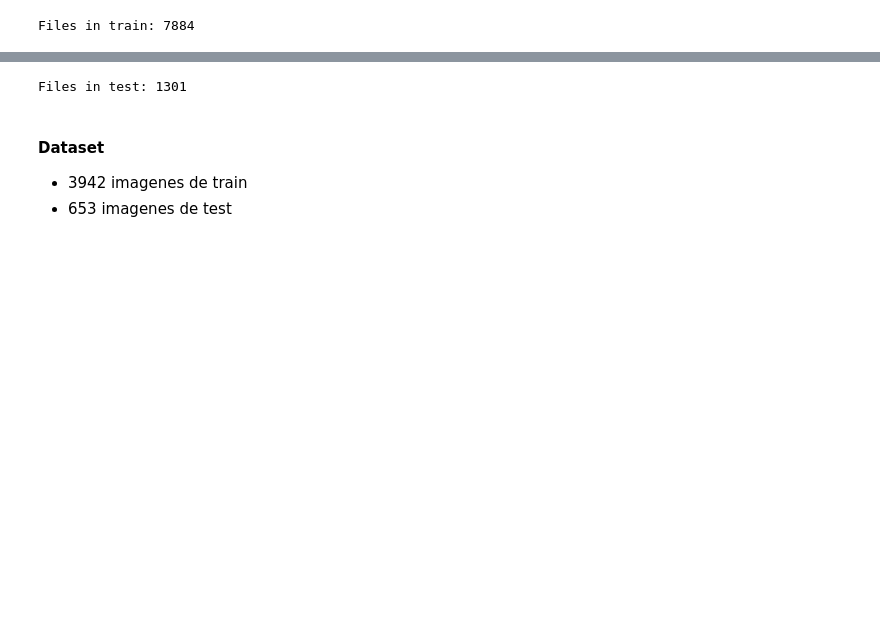
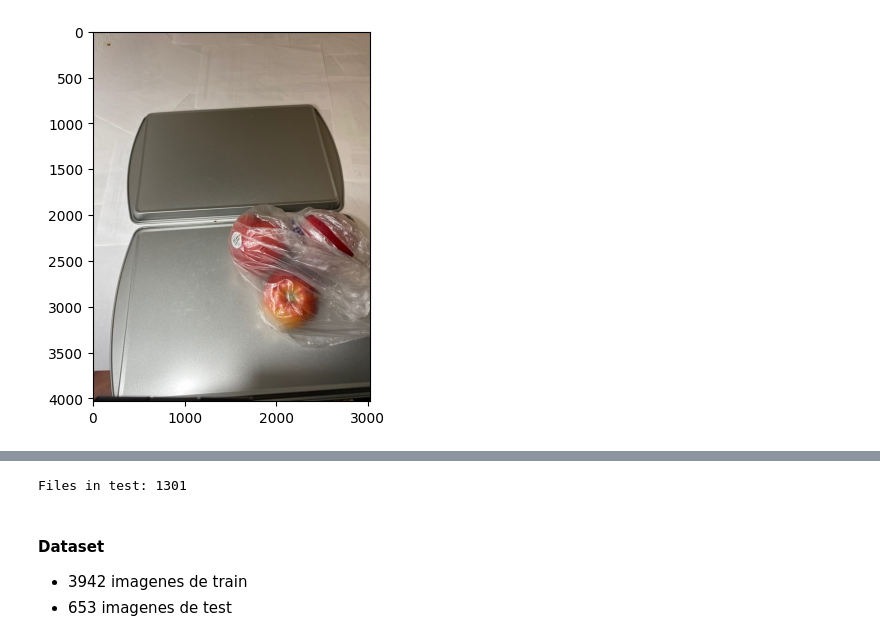
Before and after one commit to marianataglio/vision_fraud_prevention, a Jupyter notebook: 01 - data_exploration.ipynb, the cells around one changed output, grey strips where cells are left out. Saved outputs shown, nothing was run; the diff lists cells and outputs as text; code cells hidden in the pictures; blank space fills up the shorter version.

Commit message:
visualize

```diff
--- a/01 - data_exploration.ipynb
+++ b/01 - data_exploration.ipynb
@@ -7,0 +9,6 @@ test_path = "/Users/marianata/www/vision_fraud_prevention/dataset_fruits_vegs/te
+# %%
+test_labels = 'dataset_fruits_vegs/test/labels'
+test_images = 'dataset_fruits_vegs/test/images'
+
+train_labels = 'dataset_fruits_vegs/train/labels'
+train_images = 'dataset_fruits_vegs/train/images'
@@ -8,10 +17,10 @@ test_path = "/Users/marianata/www/vision_fraud_prevention/dataset_fruits_vegs/te
 # %%
-def show_any_image():
+def show_any_image(images_path):
     while True:
-        file_name = random.choice(os.listdir(test_path))
+        file_name = random.choice(os.listdir(images_path))
 
         if file_name.endswith(".jpg"):
-            img_path = os.path.join(test_path, file_name)
+            img_path = os.path.join(images_path, file_name)
             img = cv.imread(img_path)
 
             if img is None:
@@ -83,7 +34,4 @@ for i in range(3):
-# %%
-#data size
-train = os.listdir("/Users/marianata/www/vision_fraud_prevention/dataset_fruits_vegs/train/obj/") # your directory path
-train_files = len(train)
-print("Files in train:", train_files)
-# %% [output]
-Files in train: 7884
+# %%
+show_any_image(test_images)
+# %% [output]
+[figure, added]
```
Also changed, not shown: parts of 16 cells of this notebook.
